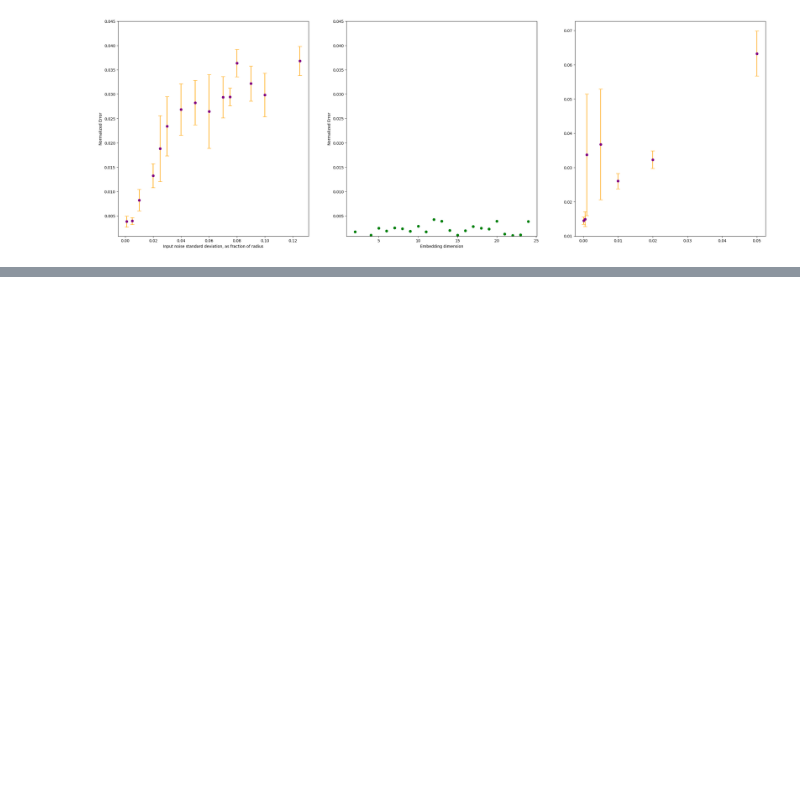
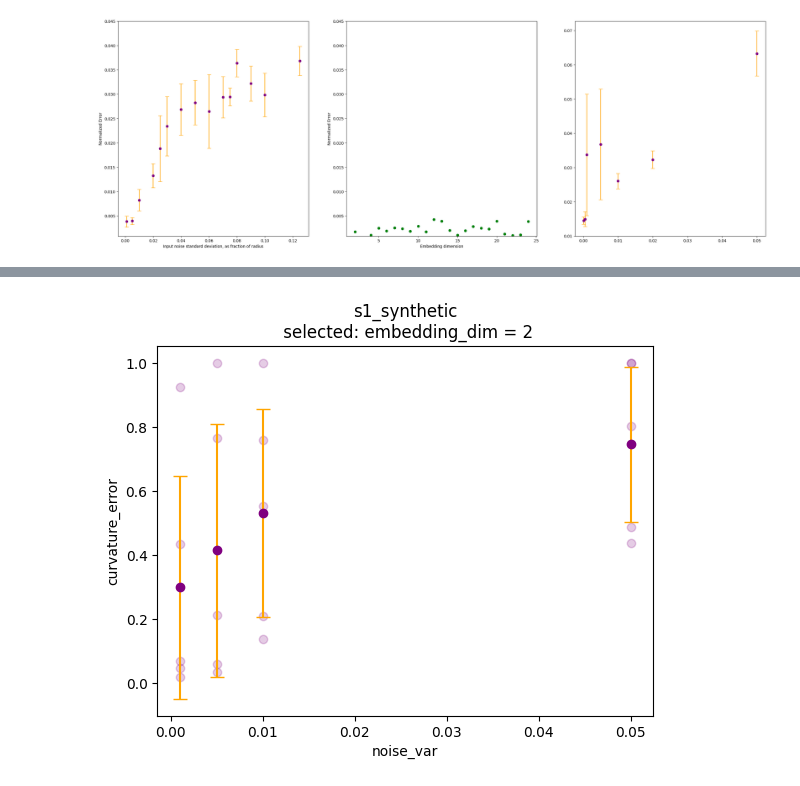
Before and after one commit to geometric-intelligence/neurometry, a Jupyter notebook: neuralgeom/notebooks/05_evaluate_curvature_estimation.ipynb, the cells around one changed output, grey strips where cells are left out. Cells and saved outputs as stored; diff of their text form; code cells hidden in the pictures; blank space fills up the shorter version.

```diff
--- a/neuralgeom/notebooks/05_evaluate_curvature_estimation.ipynb
+++ b/neuralgeom/notebooks/05_evaluate_curvature_estimation.ipynb
@@ -205,0 +316,23 @@ Text(0, 0.5, 'Normalized Error')
+# %%
+import pandas as pd
+import wandb
+
+api = wandb.Api()
+runs = api.runs("bioshape-lab/neuralgeom")
+today = pd.to_datetime("2023-03-09")
+
+df_list = []
+for i_run, run in enumerate(runs):
+    if pd.to_datetime(run.createdAt) > today:
+        run_dict = {}
+        run_dict.update(run.summary._json_dict)
+        config_dict = {
+            k: v
+            for k, v in run.config.items()
+            if (k != "wandb" and not k.startswith("_"))
+        }
+        run_dict.update(config_dict)
+        df_list.append(pd.DataFrame(run_dict, index=[i_run]))
+runs_df = pd.concat(df_list)
+# %%
+by_to_color = {"noise_var": "orange", "embedding_dim": "darkgreen"}
@@ -205,0 +385,10 @@ Text(0, 0.5, 'Normalized Error')
+# %%
+plot_errorbar_by(
+    runs_df,
+    dataset_name="s1_synthetic",
+    by="noise_var",
+    select="embedding_dim",
+    select_value=2,
+)
+# %% [output]
+[figure, added]
```
Also changed, not shown: parts of 13 cells of this notebook, 6 other files.
